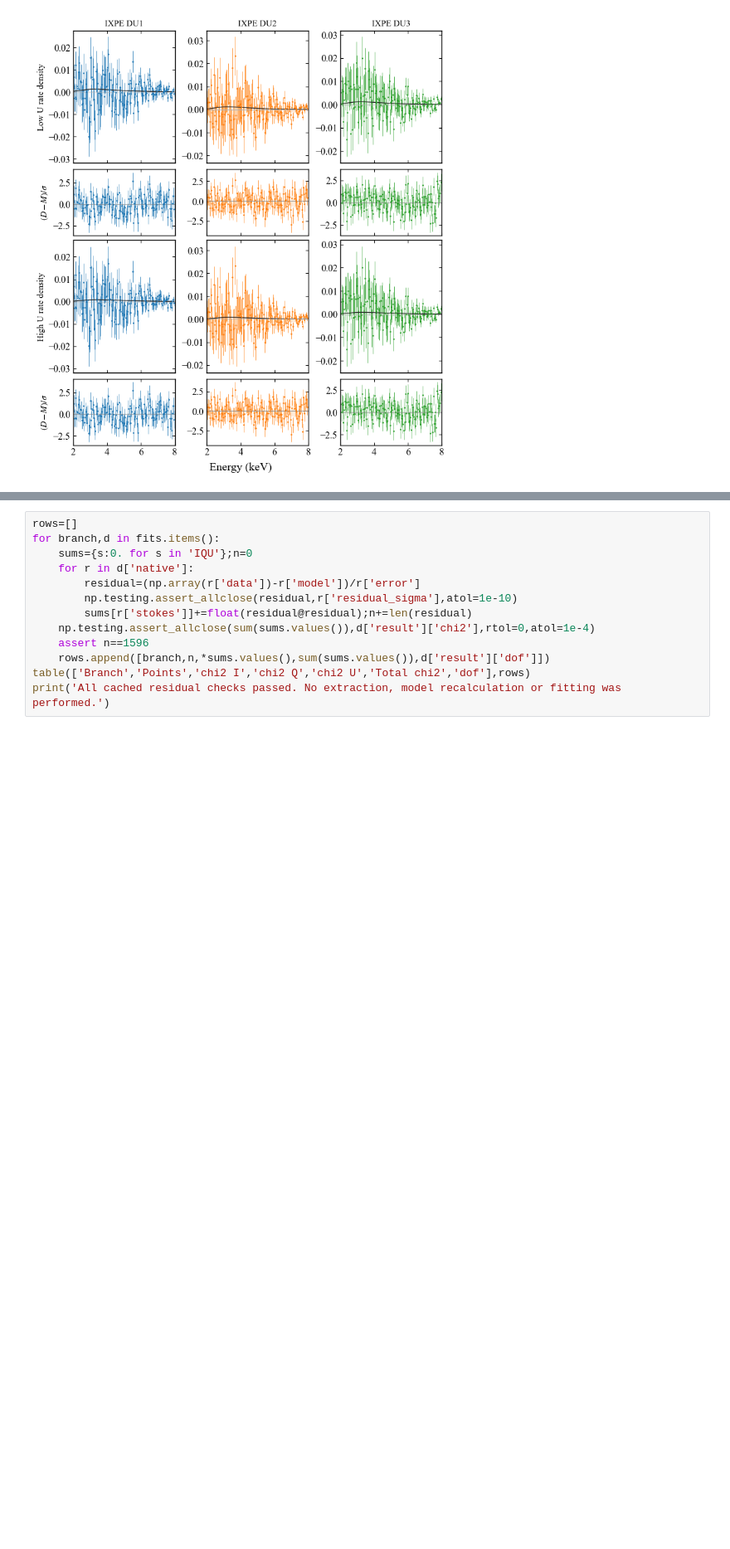
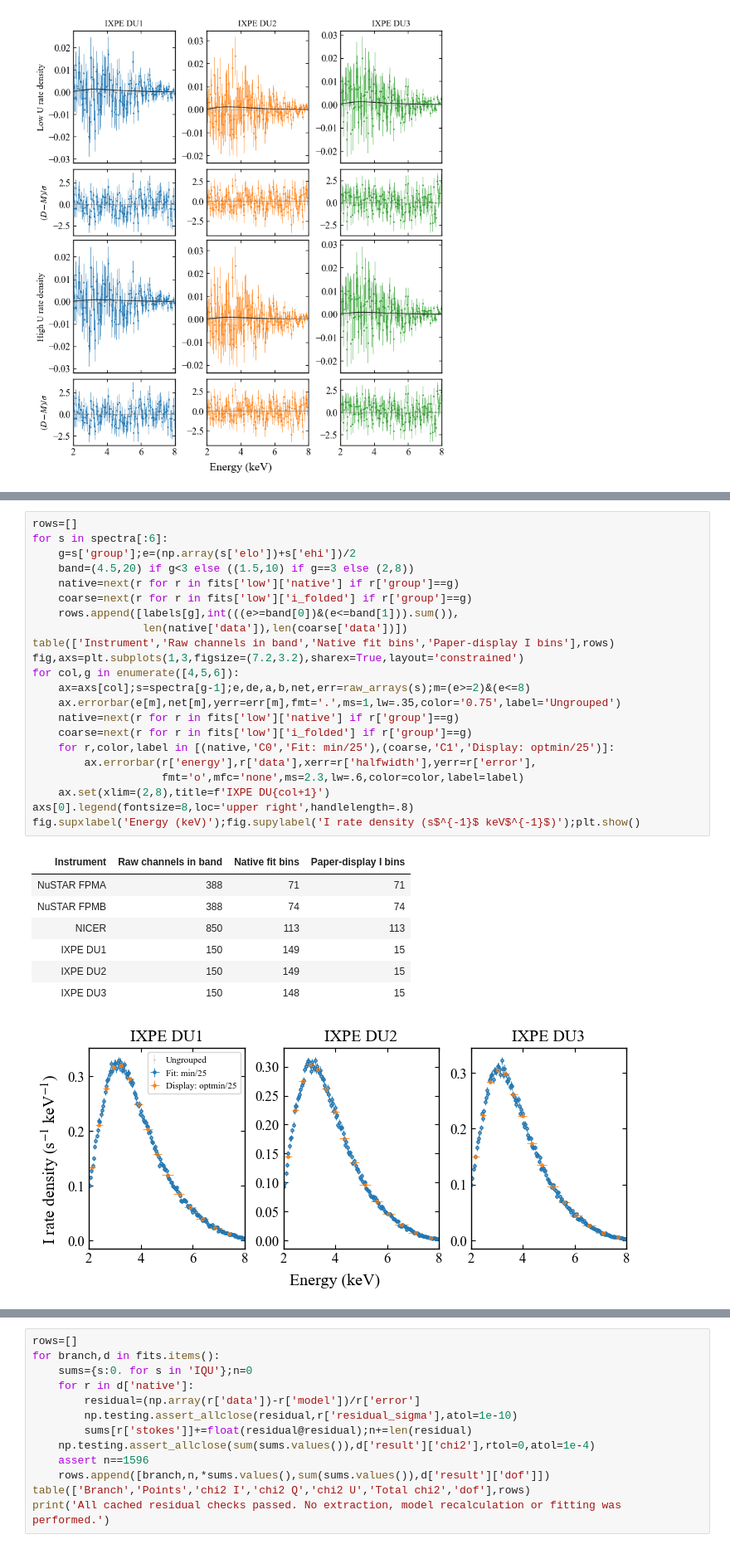
Before and after one commit to XU-Haichao/slab-polarization, a Jupyter notebook: observational_analysis.ipynb, the cells around one changed output, grey strips where cells are left out. Shown at 83% size. Saved outputs shown, nothing was run; the diff lists cells and outputs as text; blank space fills up the shorter version.

```diff
--- a/observational_analysis.ipynb
+++ b/observational_analysis.ipynb
@@ -436,0 +458,31 @@ for stokes in 'QU':
+# %%
+rows=[]
+for s in spectra[:6]:
+    g=s['group'];e=(np.array(s['elo'])+s['ehi'])/2
+    band=(4.5,20) if g<3 else ((1.5,10) if g==3 else (2,8))
+    native=next(r for r in fits['low']['native'] if r['group']==g)
+    coarse=next(r for r in fits['low']['i_folded'] if r['group']==g)
+    rows.append([labels[g],int(((e>=band[0])&(e<=band[1])).sum()),
+                 len(native['data']),len(coarse['data'])])
+table(['Instrument','Raw channels in band','Native fit bins','Paper-display I bins'],rows)
+fig,axs=plt.subplots(1,3,figsize=(7.2,3.2),sharex=True,layout='constrained')
+for col,g in enumerate([4,5,6]):
+    ax=axs[col];s=spectra[g-1];e,de,a,b,net,err=raw_arrays(s);m=(e>=2)&(e<=8)
+    ax.errorbar(e[m],net[m],yerr=err[m],fmt='.',ms=1,lw=.35,color='0.75',label='Ungrouped')
+    native=next(r for r in fits['low']['native'] if r['group']==g)
+    coarse=next(r for r in fits['low']['i_folded'] if r['group']==g)
+    for r,color,label in [(native,'C0','Fit: min/25'),(coarse,'C1','Display: optmin/25')]:
+        ax.errorbar(r['energy'],r['data'],xerr=r['halfwidth'],yerr=r['error'],
+                    fmt='o',mfc='none',ms=2.3,lw=.6,color=color,label=label)
+    ax.set(xlim=(2,8),title=f'IXPE DU{col+1}')
+axs[0].legend(fontsize=8,loc='upper right',handlelength=.8)
+fig.supxlabel('Energy (keV)');fig.supylabel('I rate density (s$^{-1}$ keV$^{-1}$)');plt.show()
+# %% [output]
+| Instrument | Raw channels in band | Native fit bins | Paper-display I bins |
+| NuSTAR FPMA | 388 | 71 | 71 |
+| NuSTAR FPMB | 388 | 74 | 74 |
+| NICER | 850 | 113 | 113 |
+| IXPE DU1 | 150 | 149 | 15 |
+| IXPE DU2 | 150 | 149 | 15 |
+| IXPE DU3 | 150 | 148 | 15 |
+[figure, added]
```
Also changed, not shown: parts of 5 cells of this notebook, 3 other files.
